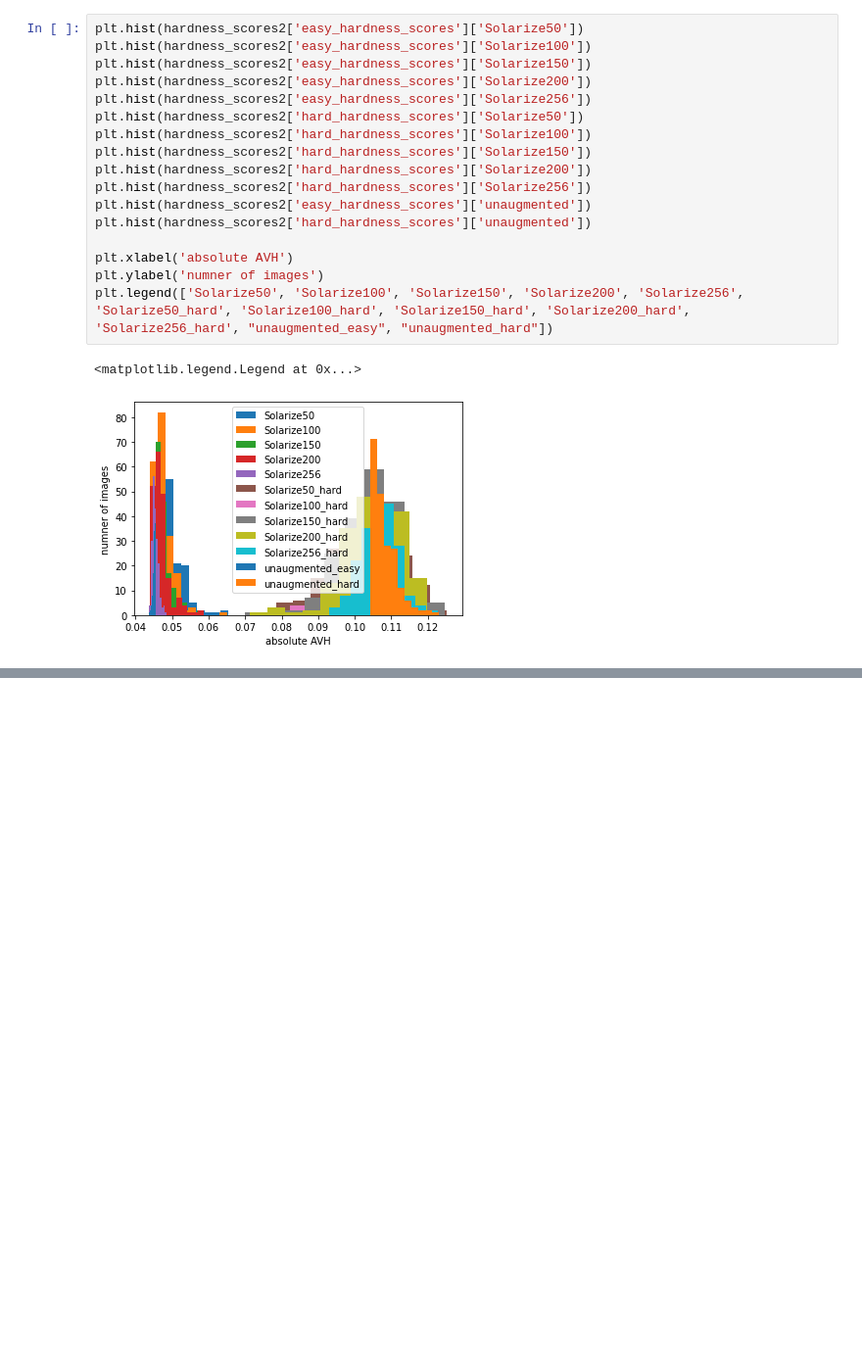
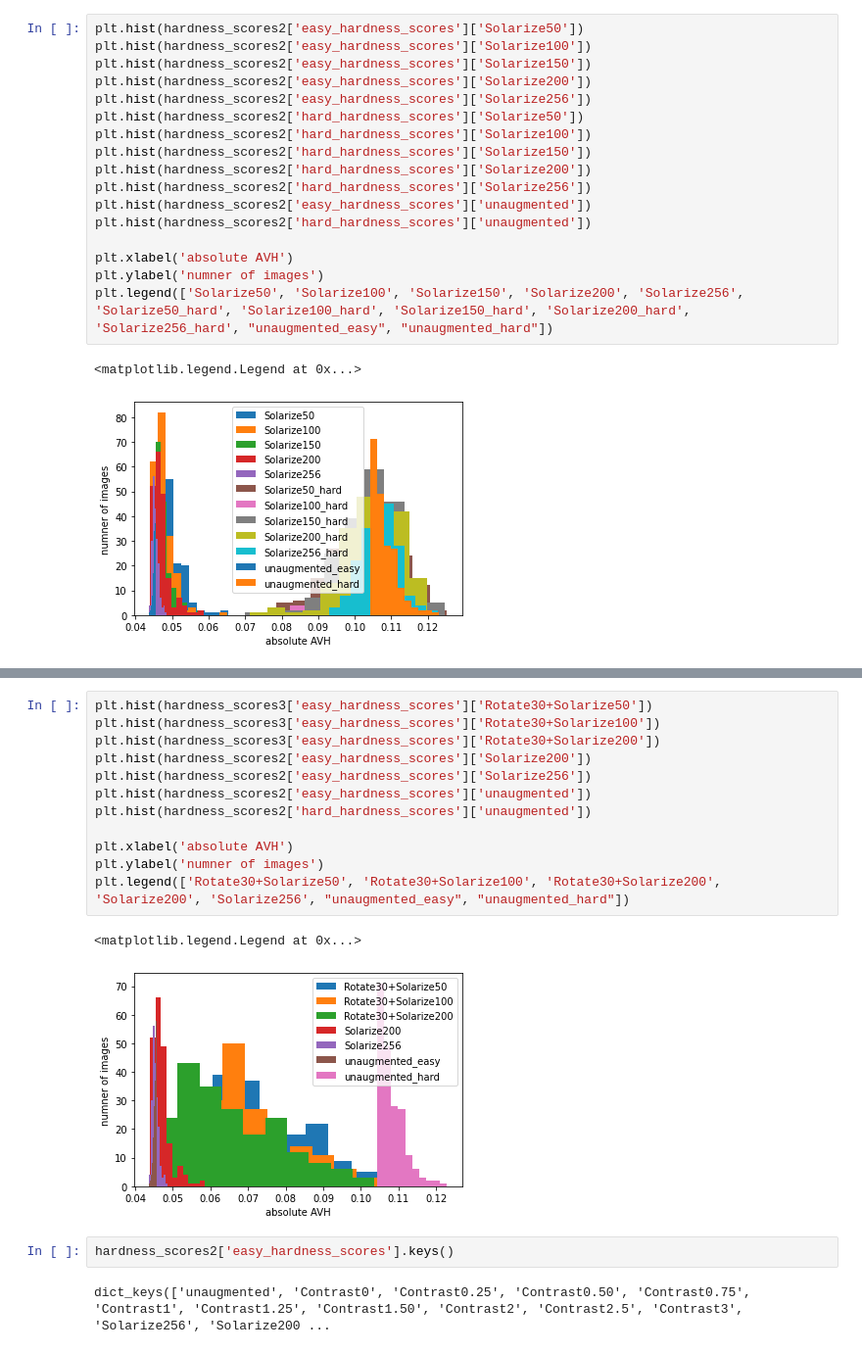
Before and after one commit to chandan-wai/fast-autoaugment, a Jupyter notebook: FastAutoAugment/plot_augmentations_avh.ipynb, the cells around one changed output, grey strips where cells are left out. Shown at 98% size. Cells and saved outputs as stored; diff of their text form; blank space fills up the shorter version.

```diff
--- a/FastAutoAugment/plot_augmentations_avh.ipynb
+++ b/FastAutoAugment/plot_augmentations_avh.ipynb
@@ -313,0 +344,19 @@ plt.legend(['Solarize50', 'Solarize100', 'Solarize150', 'Solarize200', 'Solarize
+# %%
+plt.hist(hardness_scores3['easy_hardness_scores']['Rotate30+Solarize50'])
+plt.hist(hardness_scores3['easy_hardness_scores']['Rotate30+Solarize100'])
+plt.hist(hardness_scores3['easy_hardness_scores']['Rotate30+Solarize200'])
+plt.hist(hardness_scores2['easy_hardness_scores']['Solarize200'])
+plt.hist(hardness_scores2['easy_hardness_scores']['Solarize256'])
+plt.hist(hardness_scores2['easy_hardness_scores']['unaugmented'])
+plt.hist(hardness_scores2['hard_hardness_scores']['unaugmented'])
+
+plt.xlabel('absolute AVH')
+plt.ylabel('numner of images')
+plt.legend(['Rotate30+Solarize50', 'Rotate30+Solarize100', 'Rotate30+Solarize200', 'Solarize200', 'Solarize256', "unaugmented_easy", "unaugmented_hard"])
+# %% [output]
+<matplotlib.legend.Legend at 0x...>
+[figure, added]
+# %%
+hardness_scores2['easy_hardness_scores'].keys()
+# %% [output]
+dict_keys(['unaugmented', 'Contrast0', 'Contrast0.25', 'Contrast0.50', 'Contrast0.75', 'Contrast1', 'Contrast1.25', 'Contrast1.50', 'Contrast2', 'Contrast2.5', 'Contrast3', 'Solarize256', 'Solarize200 ...
```
Also changed, not shown: parts of 6 cells of this notebook, 3 other files.
